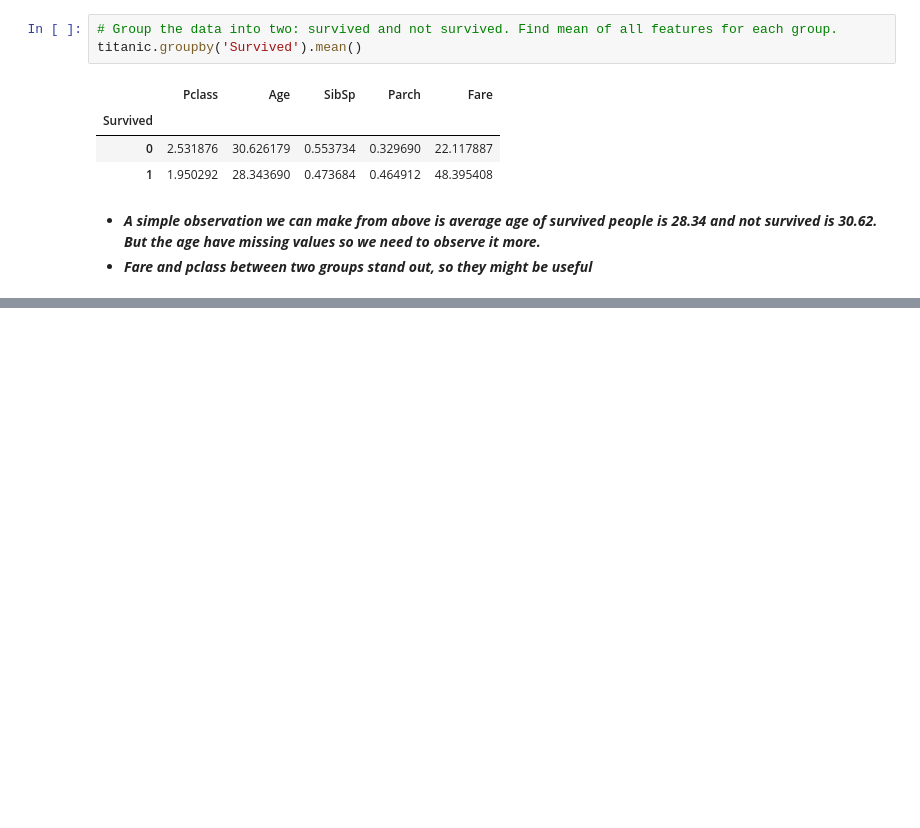
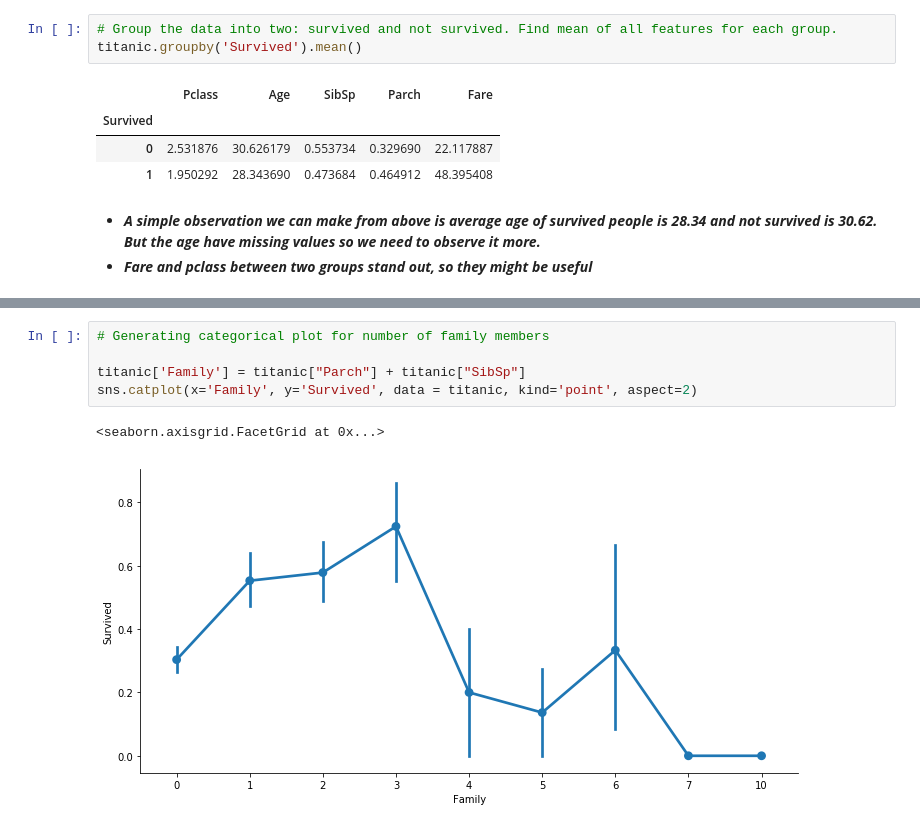
Before and after one commit to divyu135/EDA-Titanic, a Jupyter notebook: EDA_titanic_practice.ipynb, the cells around one changed output, grey strips where cells are left out. Cells and saved outputs as stored; diff of their text form; blank space fills up the shorter version.

```diff
--- a/EDA_titanic_practice.ipynb
+++ b/EDA_titanic_practice.ipynb
@@ -82,0 +141,8 @@ titanic.groupby(titanic["Age"].isnull()).mean()
+# %%
+# Generating categorical plot for number of family members
+
+titanic['Family'] = titanic["Parch"] + titanic["SibSp"]
+sns.catplot(x='Family', y='Survived', data = titanic, kind='point', aspect=2)
+# %% [output]
+<seaborn.axisgrid.FacetGrid at 0x...>
+[figure, added]
```
Also changed, not shown: parts of 7 cells of this notebook.
